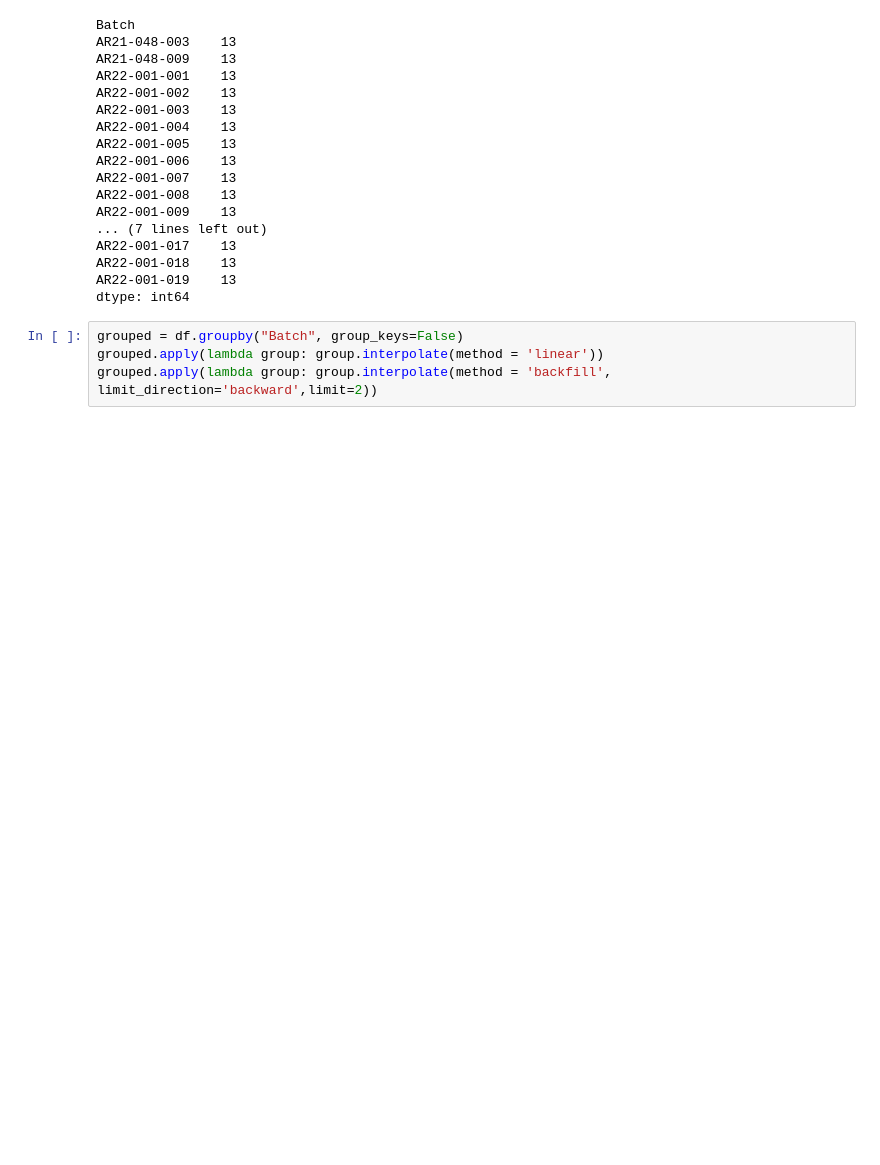
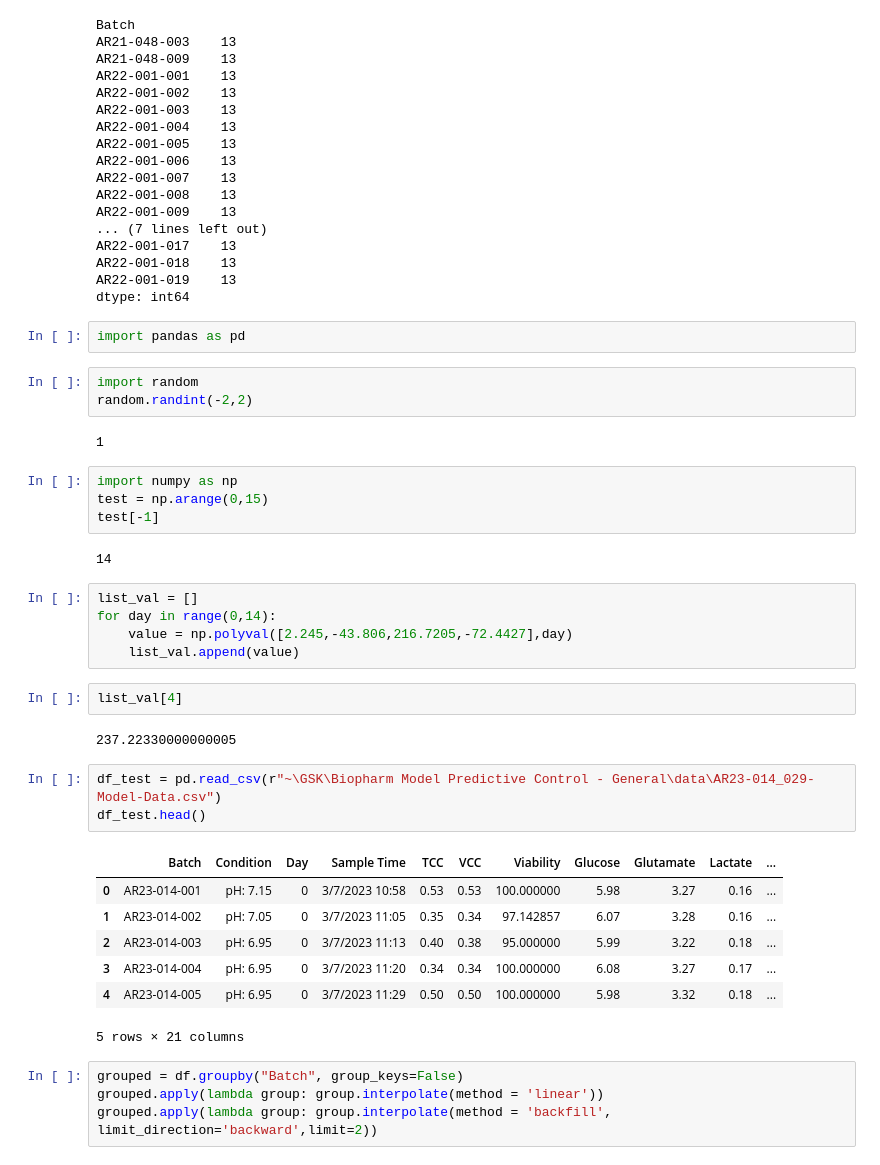
Before and after one commit to zhatz111/state-space-mpc, a Jupyter notebook: notebooks/testbook.ipynb, the cells around one changed output. Cells and saved outputs as stored; diff of their text form; blank space fills up the shorter version.

```diff
--- a/notebooks/testbook.ipynb
+++ b/notebooks/testbook.ipynb
@@ -221,6 +271,39 @@ AR22-001-017    13
 AR22-001-018    13
 AR22-001-019    13
 dtype: int64
+# %%
+import pandas as pd
+# %%
+import random
+random.randint(-2,2)
+# %% [output]
+1
+# %%
+import numpy as np
+test = np.arange(0,15)
+test[-1]
+# %% [output]
+14
+# %%
+list_val = []
+for day in range(0,14):
+    value = np.polyval([2.245,-43.806,216.7205,-72.4427],day)
+    list_val.append(value)
+# %%
+list_val[4]
+# %% [output]
+237.22330000000005
+# %%
+df_test = pd.read_csv(r"~\GSK\Biopharm Model Predictive Control - General\data\AR23-014_029-Model-Data.csv")
+df_test.head()
+# %% [output]
+|  | Batch | Condition | Day | Sample Time | TCC | VCC | Viability | Glucose | Glutamate | Lactate | ... |
+| 0 | AR23-014-001 | pH: 7.15 | 0 | 3/7/2023 10:58 | 0.53 | 0.53 | 100.000000 | 5.98 | 3.27 | 0.16 | ... |
+| 1 | AR23-014-002 | pH: 7.05 | 0 | 3/7/2023 11:05 | 0.35 | 0.34 | 97.142857 | 6.07 | 3.28 | 0.16 | ... |
+| 2 | AR23-014-003 | pH: 6.95 | 0 | 3/7/2023 11:13 | 0.40 | 0.38 | 95.000000 | 5.99 | 3.22 | 0.18 | ... |
+| 3 | AR23-014-004 | pH: 6.95 | 0 | 3/7/2023 11:20 | 0.34 | 0.34 | 100.000000 | 6.08 | 3.27 | 0.17 | ... |
+| 4 | AR23-014-005 | pH: 6.95 | 0 | 3/7/2023 11:29 | 0.50 | 0.50 | 100.000000 | 5.98 | 3.32 | 0.18 | ... |
+5 rows × 21 columns
 # %%
 grouped = df.groupby("Batch", group_keys=False)
 grouped.apply(lambda group: group.interpolate(method = 'linear'))
```
Also changed, not shown: parts of 5 cells of this notebook, 15 other files.
